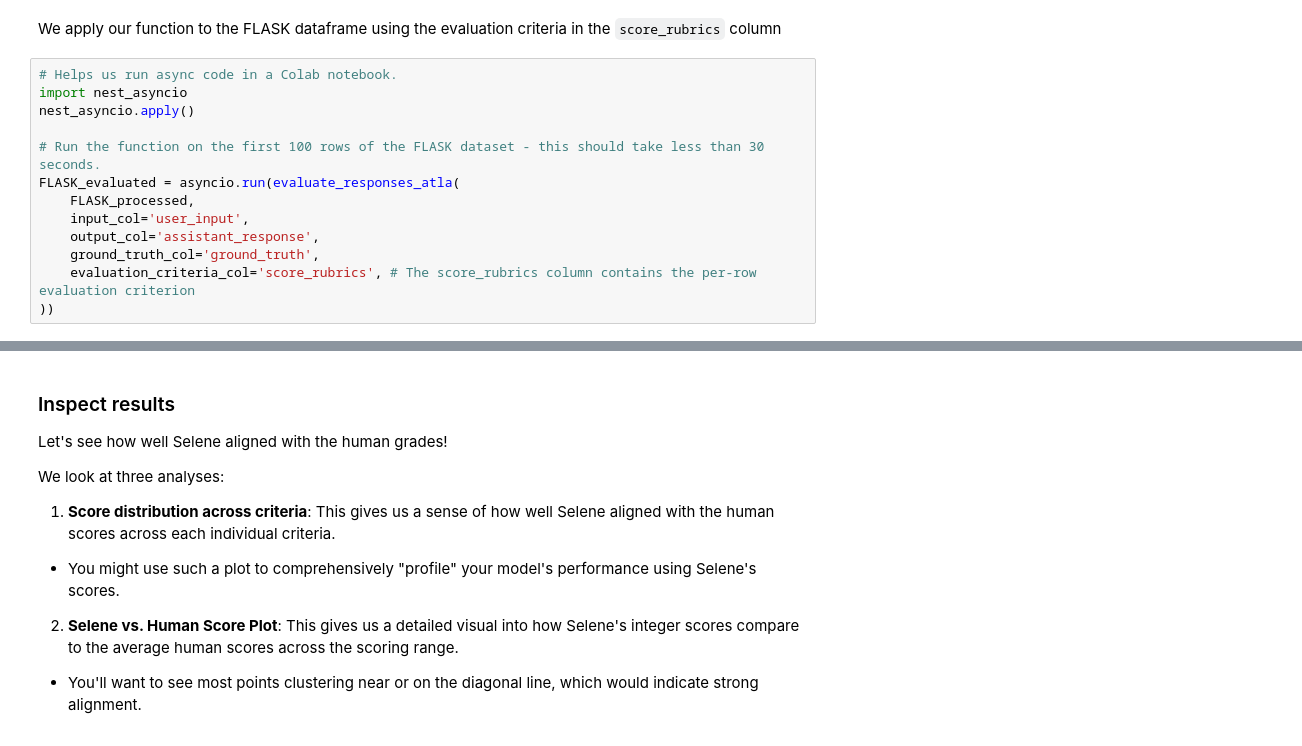
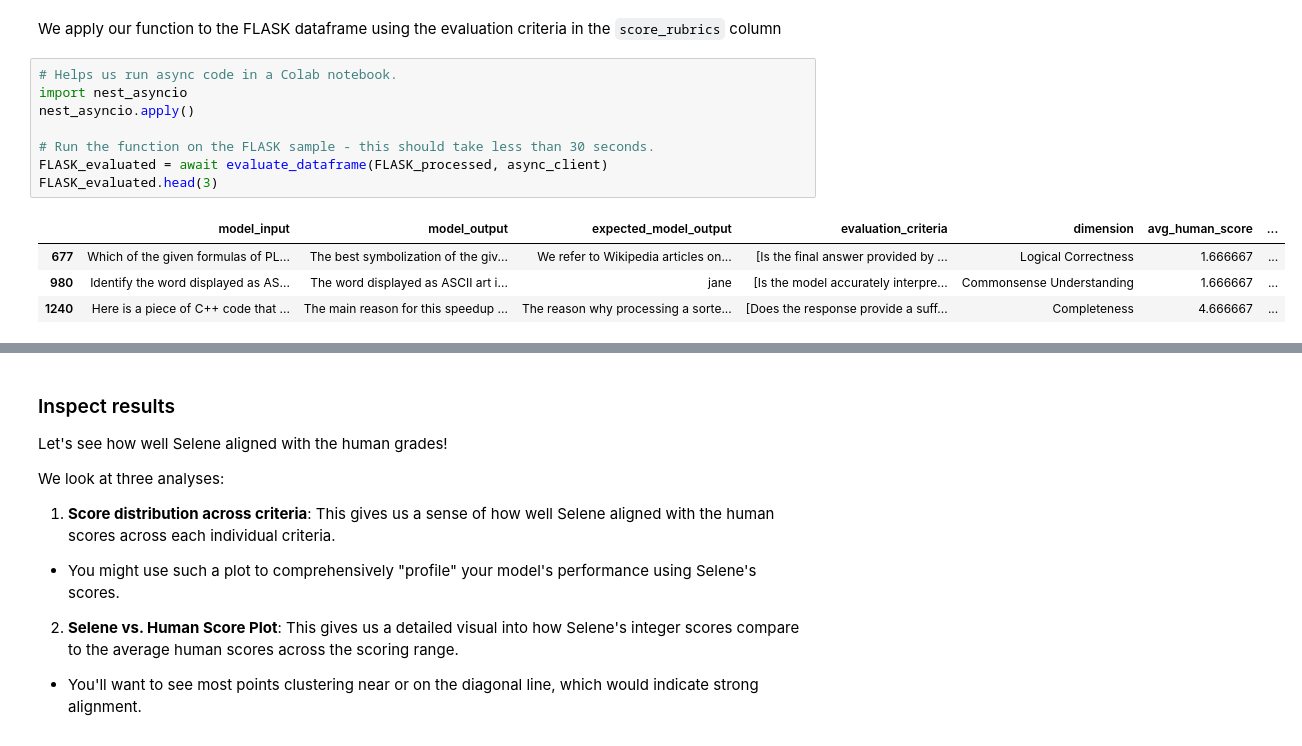
Before and after one commit to atla-ai/atla-sdk-python, a Jupyter notebook: examples/cookbooks/Atla_Selene_Multi_Criteria_Evals.ipynb, the cells around one changed output, grey strips where cells are left out. Drawn from its saved outputs; the diff is of its cells as text.

```diff
--- a/examples/cookbooks/Atla_Selene_Multi_Criteria_Evals.ipynb
+++ b/examples/cookbooks/Atla_Selene_Multi_Criteria_Evals.ipynb
@@ -257,13 +243,13 @@ We apply our function to the FLASK dataframe using the evaluation criteria in th
 # %%
 # Helps us run async code in a Colab notebook.
 import nest_asyncio
 nest_asyncio.apply()
 
-# Run the function on the first 100 rows of the FLASK dataset - this should take less than 30 seconds.
-FLASK_evaluated = asyncio.run(evaluate_responses_atla(
-    FLASK_processed,
-    input_col='user_input',
-    output_col='assistant_response',
-    ground_truth_col='ground_truth',
-    evaluation_criteria_col='score_rubrics', # The score_rubrics column contains the per-row evaluation criterion
-))
+# Run the function on the FLASK sample - this should take less than 30 seconds.
+FLASK_evaluated = await evaluate_dataframe(FLASK_processed, async_client)
+FLASK_evaluated.head(3)
+# %% [output]
+|  | model_input | model_output | expected_model_output | evaluation_criteria | dimension | avg_human_score | ... |
+| 677 | Which of the given formulas of PL... | The best symbolization of the giv... | We refer to Wikipedia articles on... | [Is the final answer provided by ... | Logical Correctness | 1.666667 | ... |
+| 980 | Identify the word displayed as AS... | The word displayed as ASCII art i... | jane | [Is the model accurately interpre... | Commonsense Understanding | 1.666667 | ... |
+| 1240 | Here is a piece of C++ code that ... | The main reason for this speedup ... | The reason why processing a sorte... | [Does the response provide a suff... | Completeness | 4.666667 | ... |
```
Also changed, not shown: parts of 36 cells of this notebook, 1 other file.
